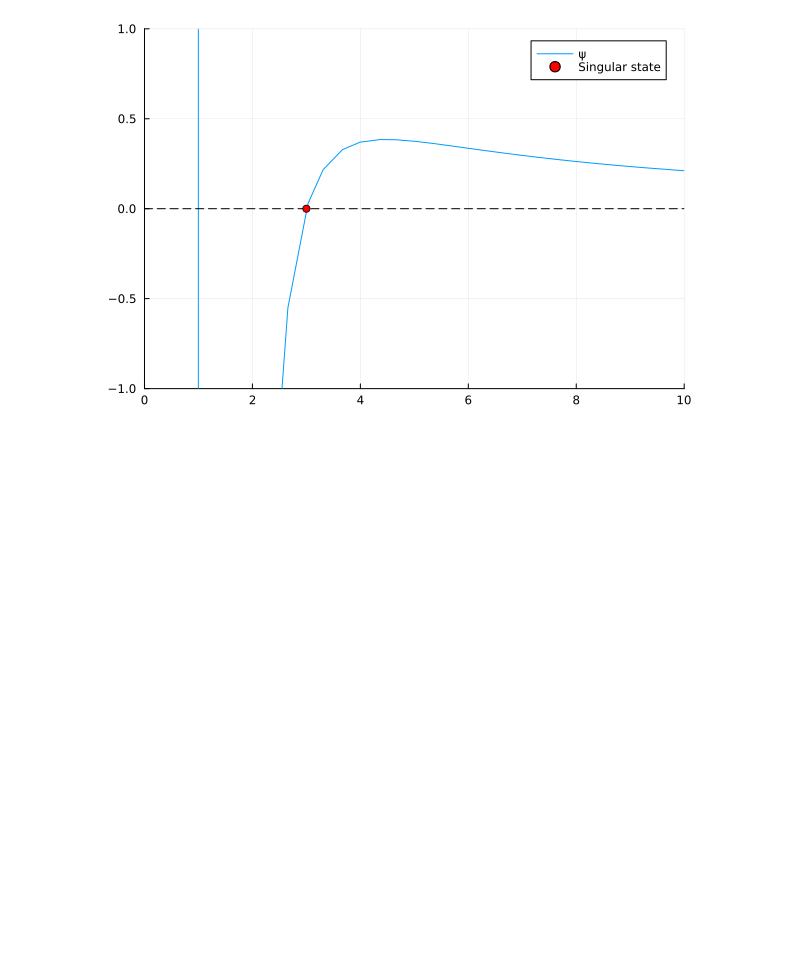
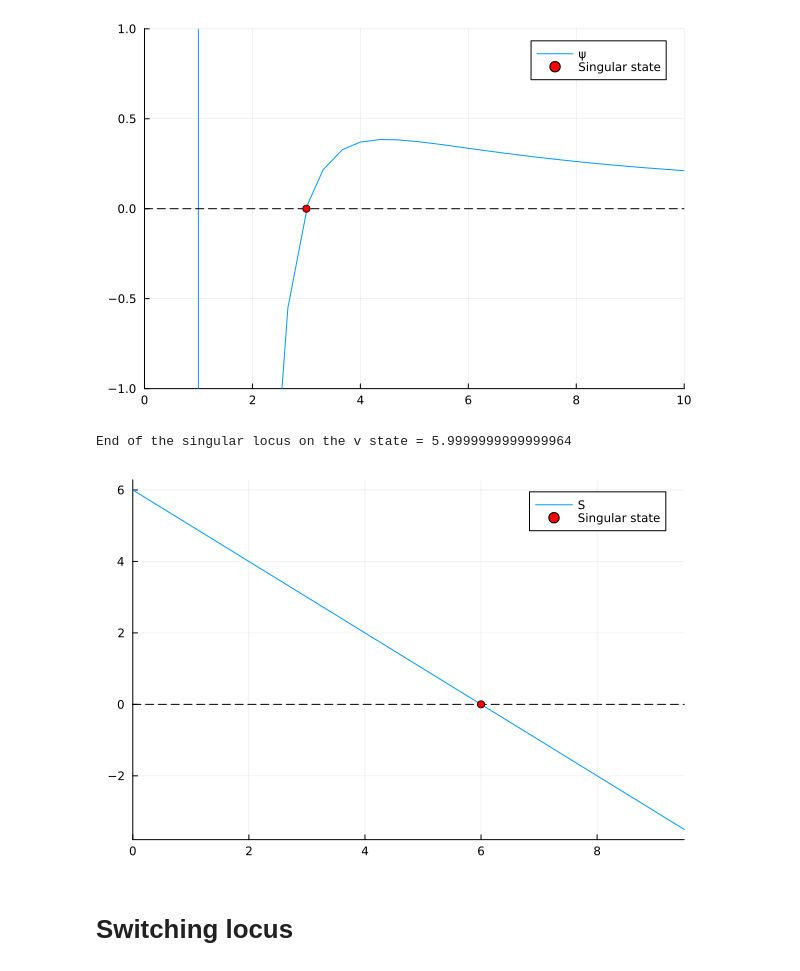
Before and after one commit to remydutto/CTMembraneFiltration.jl, a Jupyter notebook: docs/resources/optimal_synthesis.ipynb, the cells around one changed output. Drawn from its saved outputs; the diff is of its cells as text; code cells hidden in the pictures; blank space fills up the shorter version.

```diff
--- a/docs/resources/optimal_synthesis.ipynb
+++ b/docs/resources/optimal_synthesis.ipynb
@@ -11,14 +15,24 @@ using Roots
 # %% [markdown]
 # Model definition
 # %%
+# Model parameters for the membrane filtration system
 μ = 1; R₀ = 1; η = 1; Jf = 1; Jb = 1; C = 1; b = 1; ω = 1; A = 1;
+vf = 10;
+
+# Define the vector field f(Rc) for the membrane filtration dynamics
+# This function represents the system dynamics with control u = +1
 f(Rc) = [
     (μ * (R₀ + Rc) / (2 * η))*(Jf^2 + Jb^2),
     (Jf * b * C - Jb * ω * Rc)/2,
     A*(Jf - Jb)/2
 ]
+
+# Define the vector field g(Rc) for the membrane filtration dynamics
+# This function represents the system dynamics with control u = -1
 g(Rc) = [
     (μ * (R₀ + Rc) / (2 * η))*(Jf^2 - Jb^2),
     (Jf * b * C + Jb * ω * Rc)/2,
     A*(Jf + Jb)/2
 ]
+
+nothing; # hide
@@ -44,3 +62,43 @@ scatter!(plt, [Rc_sing], [0], label = "Singular state", color = :red)
 # %% [output]
 Singular state : 3.0
 [figure]
+# %%
+# Define the Hamiltonian function H(x,p,u) = p'*(f(x[2]) + u*g(x[2]))
+H(x,p,u) = p'*(f(x[2]) + u*g(x[2]))
+
+# Define the singular control function uₛ(Rc) = -f₂(Rc)/g₂(Rc)
+uₛ(Rc) = -f(Rc)[2]/g(Rc)[2]
+
+# Define the Hamiltonian associated to u = -1, u = +1 and u = uₛ(x)
+H₋(x,p) = H(x,p,-1)
+H₊(x,p) = H(x,p,+1)
+Hₛ(x,p) = H(x,p,uₛ(x[2]))
+
+# Create flow objects for each Hamiltonian
+ϕ₋ = Flow(OptimalControl.Hamiltonian(H₋))
+ϕ₊ = Flow(OptimalControl.Hamiltonian(H₊))
+ϕₛ = Flow(OptimalControl.Hamiltonian(Hₛ))
+
+# Function to find the end of the singular arc
+function S(v0)
+    x0 = [0, Rc_sing, v0]                                       # Initial state
+    p0 = [-1, α(Rc_sing), β(Rc_sing)]                           # Initial costate
+    cb = ContinuousCallback((z,_,_) -> z[3] - vf, terminate!)   # Stop when v = vf
+    xf, pf = ϕ₊(0, x0, p0, 100, callback = cb)                  # Integrate forward
+    return pf[2]                                                # Return final costate
+end
+
+# Compute the end of the singular arc by finding the zero of the function S
+v_sing = Roots.find_zero(S, 5)
+println("End of the singular locus on the v state = ", v_sing)
+
+# Plot the function S
+plt = plot(xlim = (0, 9.5))
+plot!(plt, S, label = "S")
+plot!(plt, [0,10], [0,0], label = nothing, color = :black, ls = :dash)
+scatter!(plt, [v_sing], [0], label = "Singular state", color = :red)
+# %% [output]
+End of the singular locus on the v state = 5.9999999999999964
+[figure, added]
+# %% [markdown]
+# Switching locus
```
Also changed, not shown: parts of 5 cells of this notebook, 2 other files.
